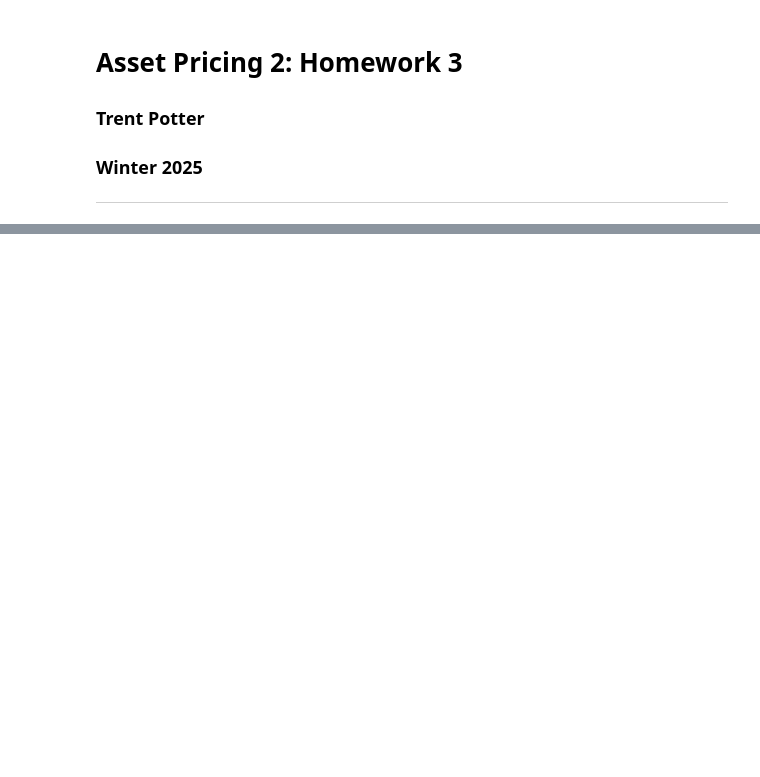
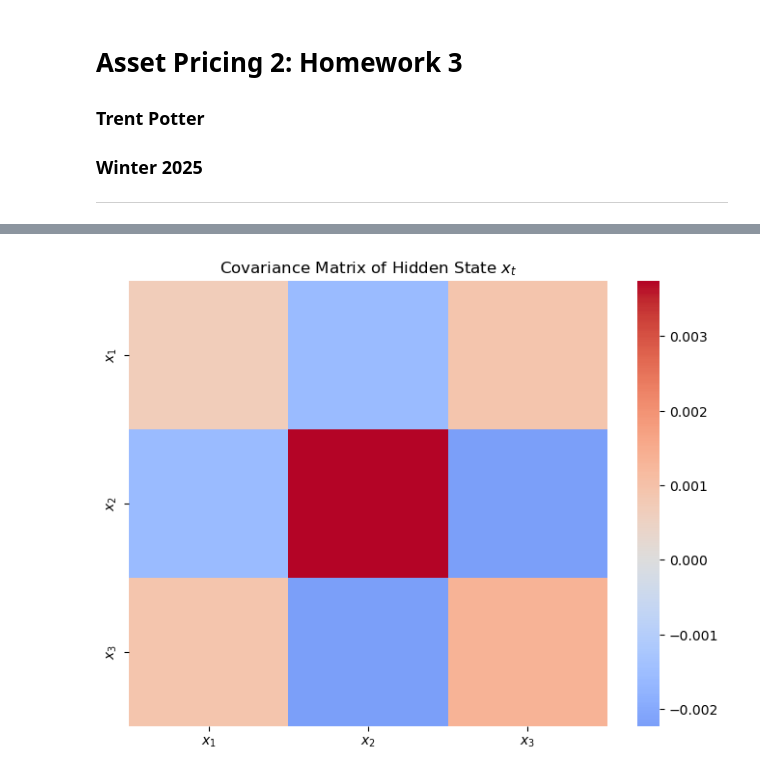
Before and after one commit to trpotter72/W24, a Jupyter notebook: AP/HW3/HW3.ipynb, the cells around one changed output, grey strips where cells are left out. Saved outputs shown, nothing was run; the diff lists cells and outputs as text; code cells hidden in the pictures; blank space fills up the shorter version.

```diff
--- a/AP/HW3/HW3.ipynb
+++ b/AP/HW3/HW3.ipynb
@@ -111,0 +205,17 @@ plt.show()
+# %%
+test_d0 = .05
+d1 = np.ones(K)
+phi_pc, mu_pc = var_pc(f)
+initial_phi = np.diag(np.diag(phi_pc)) # restrict to diagonal
+
+B = construct_B(d1, initial_phi)
+B_pc = Q.T @ B
+test_sigma = construct_sigma(B_pc, sigma_pc)
+
+plt.figure(figsize=(8, 6))
+labels = [f'$x_{i}$' for i in range(1,4)]
+sns.heatmap(test_sigma, center=0, cmap='coolwarm', xticklabels=labels, yticklabels=labels)
+plt.title('Covariance Matrix of Hidden State $x_t$')
+plt.show()
+# %% [output]
+[figure, added]
```
Also changed, not shown: parts of 20 cells of this notebook.
